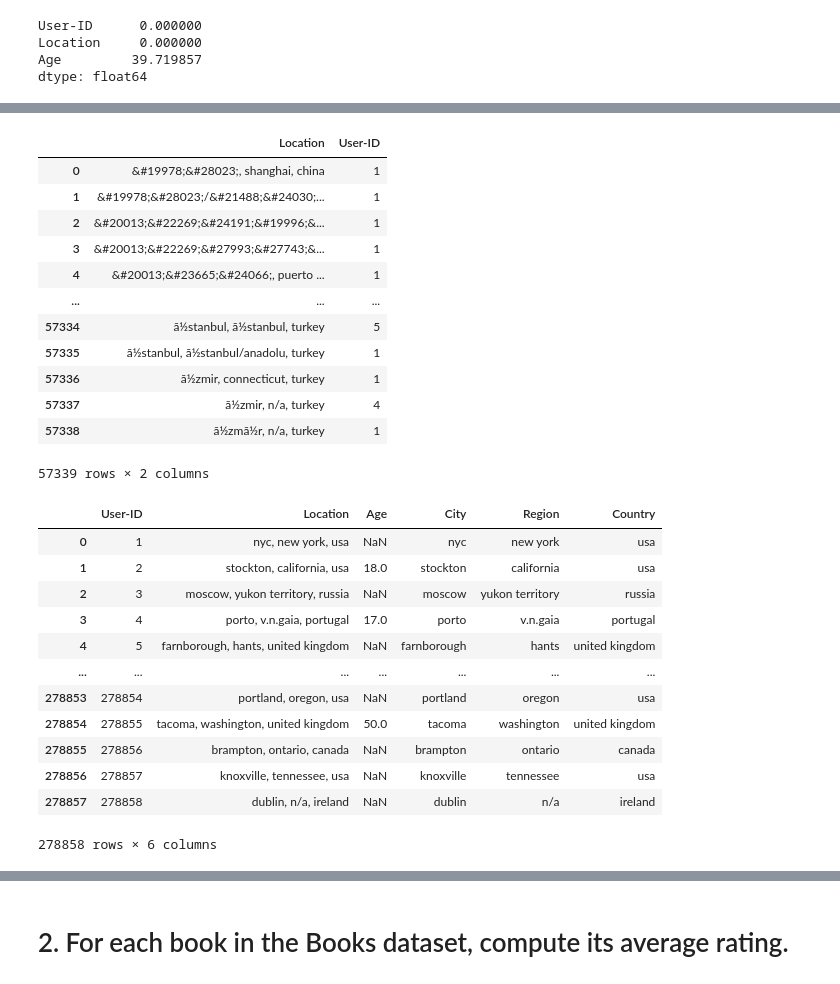
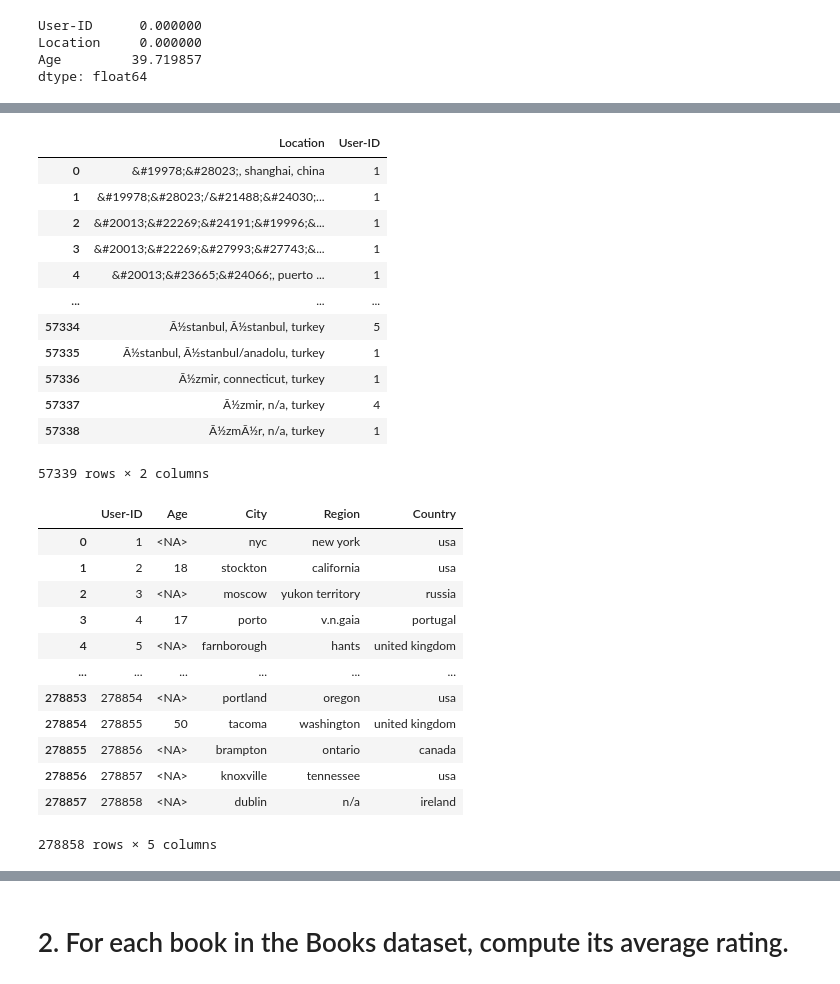
Before and after one commit to r1datascience/FoCS, a Jupyter notebook: Copy_of_FoCS_21_22.ipynb, the cells around one changed output, grey strips where cells are left out. Drawn from its saved outputs; the diff is of its cells as text; code cells hidden in the pictures.

```diff
--- a/Copy_of_FoCS_21_22.ipynb
+++ b/Copy_of_FoCS_21_22.ipynb
@@ -44,0 +17,4 @@ users
+# %%
+# Caricamento del dataset Users.csv
+users = pd.read_csv('https://github.com/gdv/foundationsCS/raw/master/progetti/2021/Users.csv.gz', compression='gzip', encoding='latin-1', delimiter=';')
+users
@@ -88,3 +53,0 @@ Name: Age, dtype: float64
-# %%
-users['Location']=users['Location'].str.lower()
-users
@@ -105,4 +68,5 @@ users
 # %%
+#Vedere quante località diverse ci sono, senza considerare le ripetizioni
 users.groupby(['Location'])['User-ID'].count().reset_index() #Apparentemente ci sono 57339 righe diverse secondo la variabile "Location"
 # %% [output]
 |  | Location | User-ID |
@@ -112,27 +76,28 @@ users.groupby(['Location'])['User-ID'].count().reset_index() #Apparentemente ci
 | 3 | &#20013;&#22269;&#27993;&#27743;&... | 1 |
 | 4 | &#20013;&#23665;&#24066;, puerto ... | 1 |
 | ... | ... | ... |
-| 57334 | ã½stanbul, ã½stanbul, turkey | 5 |
-| 57335 | ã½stanbul, ã½stanbul/anadolu, turkey | 1 |
-| 57336 | ã½zmir, connecticut, turkey | 1 |
-| 57337 | ã½zmir, n/a, turkey | 4 |
-| 57338 | ã½zmã½r, n/a, turkey | 1 |
+| 57334 | Ã½stanbul, Ã½stanbul, turkey | 5 |
+| 57335 | Ã½stanbul, Ã½stanbul/anadolu, turkey | 1 |
+| 57336 | Ã½zmir, connecticut, turkey | 1 |
+| 57337 | Ã½zmir, n/a, turkey | 4 |
+| 57338 | Ã½zmÃ½r, n/a, turkey | 1 |
 57339 rows × 2 columns
 # %%
 # split column and add new columns to df
 users[['City', 'Region', 'Country']] = users['Location'].str.split(',',n=2, expand=True)
+users.drop('Location', 1, inplace=True)
 users
 # %% [output]
-|  | User-ID | Location | Age | City | Region | Country |
-| 0 | 1 | nyc, new york, usa | NaN | nyc | new york | usa |
-| 1 | 2 | stockton, california, usa | 18.0 | stockton | california | usa |
-| 2 | 3 | moscow, yukon territory, russia | NaN | moscow | yukon territory | russia |
-| 3 | 4 | porto, v.n.gaia, portugal | 17.0 | porto | v.n.gaia | portugal |
-| 4 | 5 | farnborough, hants, united kingdom | NaN | farnborough | hants | united kingdom |
-| ... | ... | ... | ... | ... | ... | ... |
-| 278853 | 278854 | portland, oregon, usa | NaN | portland | oregon | usa |
-| 278854 | 278855 | tacoma, washington, united kingdom | 50.0 | tacoma | washington | united kingdom |
-| 278855 | 278856 | brampton, ontario, canada | NaN | brampton | ontario | canada |
-| 278856 | 278857 | knoxville, tennessee, usa | NaN | knoxville | tennessee | usa |
-| 278857 | 278858 | dublin, n/a, ireland | NaN | dublin | n/a | ireland |
+|  | User-ID | Age | City | Region | Country |
+| 0 | 1 | <NA> | nyc | new york | usa |
+| 1 | 2 | 18 | stockton | california | usa |
+| 2 | 3 | <NA> | moscow | yukon territory | russia |
+| 3 | 4 | 17 | porto | v.n.gaia | portugal |
+| 4 | 5 | <NA> | farnborough | hants | united kingdom |
+| ... | ... | ... | ... | ... | ... |
+| 278853 | 278854 | <NA> | portland | oregon | usa |
+| 278854 | 278855 | 50 | tacoma | washington | united kingdom |
+| 278855 | 278856 | <NA> | brampton | ontario | canada |
+| 278856 | 278857 | <NA> | knoxville | tennessee | usa |
+| 278857 | 278858 | <NA> | dublin | n/a | ireland |
-278858 rows × 6 columns
+278858 rows × 5 columns
```
Also changed, not shown: parts of 40 cells of this notebook.
